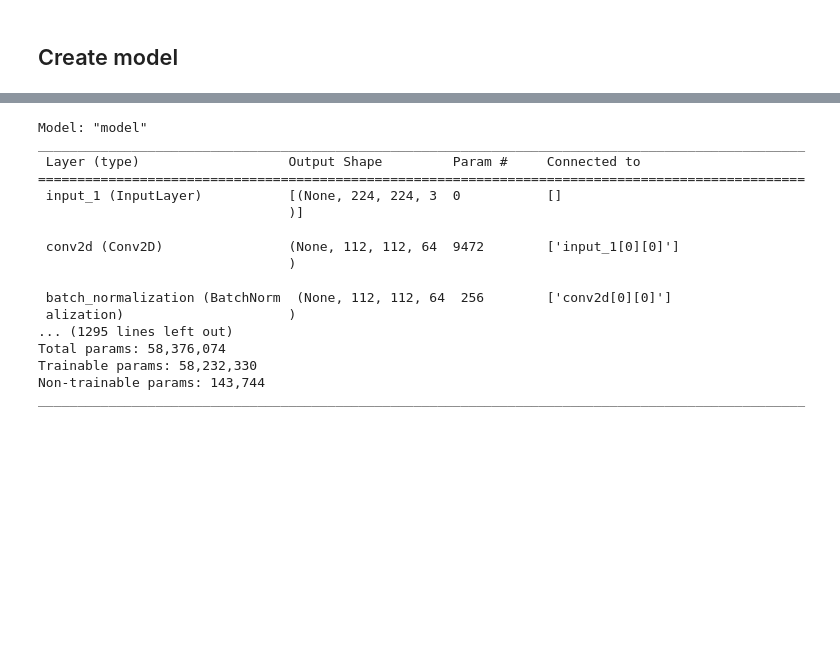
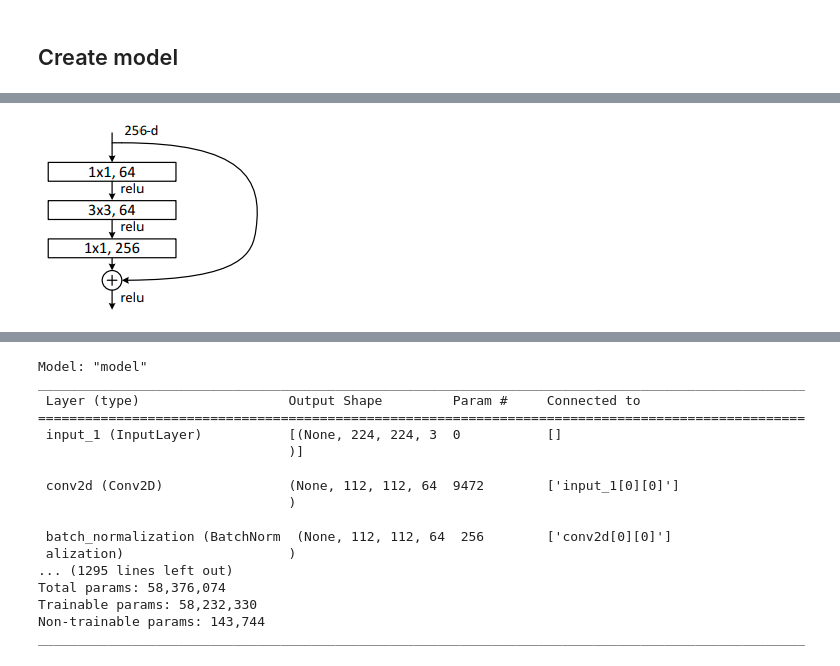
Before and after one commit to MilyangParkJaeHun/PapersWithCode, a Jupyter notebook: BackboneNetwork/ResNet/ResNet.ipynb, the cells around one changed output, grey strips where cells are left out. Cells and saved outputs as stored; diff of their text form; code cells hidden in the pictures; blank space fills up the shorter version.

```diff
--- a/BackboneNetwork/ResNet/ResNet.ipynb
+++ b/BackboneNetwork/ResNet/ResNet.ipynb
@@ -61,6 +71,10 @@ def basic_block(filters, kernel_size=3, strides=1,
 
         return x
     return layer_fn
+# %%
+Image('image/resnet_bottleneck_block.png')
+# %% [output]
+[figure, added]
 # %%
 def bottleneck_block(filters, kernel_size=3, strides=1,
                      name='bottleneck_block'):
```
Also changed, not shown: parts of 4 cells of this notebook, 4 other files.
